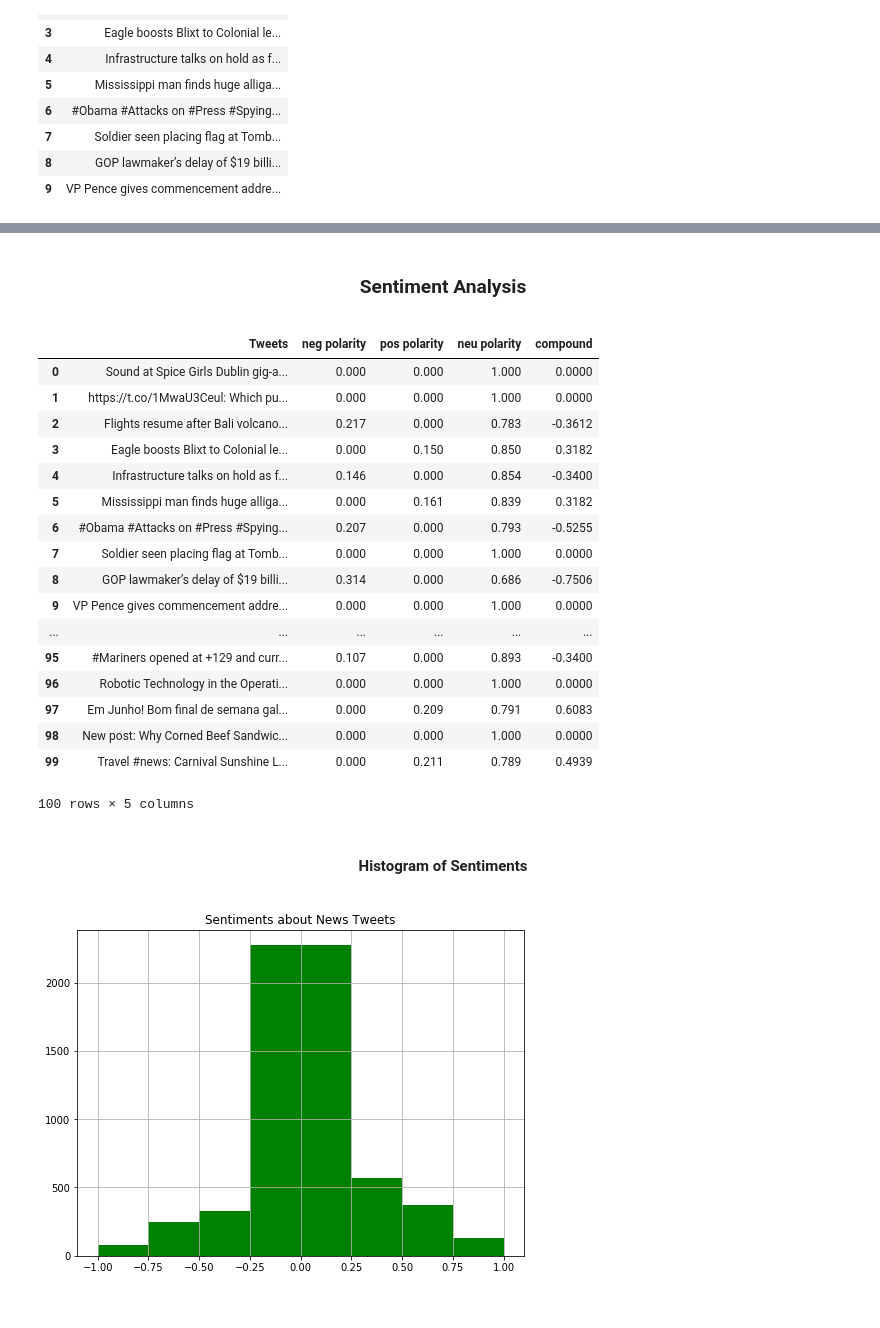
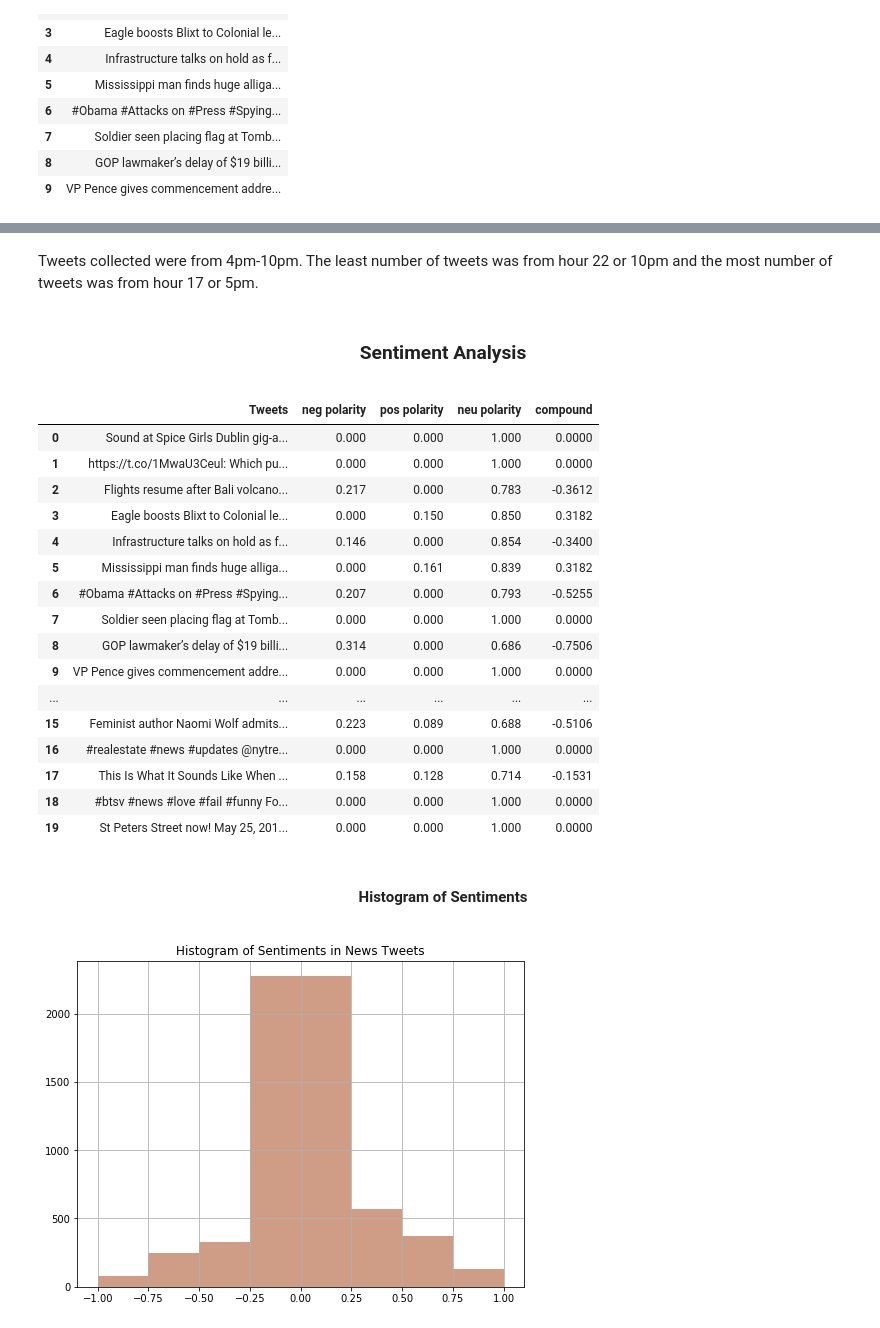
Before and after one commit to pinkdragon1000/News-Tweet-Analysis, a Jupyter notebook: News Tweet Analysis.ipynb, the cells around one changed output, grey strips where cells are left out. Drawn from its saved outputs; the diff is of its cells as text; code cells hidden in the pictures.

```diff
--- a/News Tweet Analysis.ipynb
+++ b/News Tweet Analysis.ipynb
@@ -73,3 +143,5 @@ True
+# %% [markdown]
+Tweets collected were from 4pm-10pm.  The least number of tweets was from hour 22 or 10pm and the most number of tweets was from hour 17 or 5pm.
 # %% [markdown]
 <center><h3>Sentiment Analysis</h3></center>
 # %%
@@ -97,7 +169,7 @@ data['neu polarity'] = neustorage.values
 compstorage = pd.Series(storagecomp)
 data['compound'] = compstorage.values
 
-display(data.head(100))
+display(data.head(20))
 # %% [output]
 |  | Tweets | neg polarity | pos polarity | neu polarity | compound |
 | 0 | Sound at Spice Girls Dublin gig-a... | 0.000 | 0.000 | 1.000 | 0.0000 |
@@ -111,24 +183,23 @@ display(data.head(100))
 | 8 | GOP lawmaker’s delay of $19 billi... | 0.314 | 0.000 | 0.686 | -0.7506 |
 | 9 | VP Pence gives commencement addre... | 0.000 | 0.000 | 1.000 | 0.0000 |
 | ... | ... | ... | ... | ... | ... |
-| 95 | #Mariners opened at +129 and curr... | 0.107 | 0.000 | 0.893 | -0.3400 |
-| 96 | Robotic Technology in the Operati... | 0.000 | 0.000 | 1.000 | 0.0000 |
-| 97 | Em Junho! Bom final de semana gal... | 0.000 | 0.209 | 0.791 | 0.6083 |
-| 98 | New post: Why Corned Beef Sandwic... | 0.000 | 0.000 | 1.000 | 0.0000 |
-| 99 | Travel #news: Carnival Sunshine L... | 0.000 | 0.211 | 0.789 | 0.4939 |
+| 15 | Feminist author Naomi Wolf admits... | 0.223 | 0.089 | 0.688 | -0.5106 |
+| 16 | #realestate #news #updates @nytre... | 0.000 | 0.000 | 1.000 | 0.0000 |
+| 17 | This Is What It Sounds Like When ... | 0.158 | 0.128 | 0.714 | -0.1531 |
+| 18 | #btsv #news #love #fail #funny Fo... | 0.000 | 0.000 | 1.000 | 0.0000 |
+| 19 | St Peters Street now! May 25, 201... | 0.000 | 0.000 | 1.000 | 0.0000 |
-100 rows × 5 columns
 # %% [markdown]
 <center><h4> Histogram of Sentiments</h4></center>
 # %%
 fig, ax = plt.subplots(figsize=(8, 6))
 
 # Plot histogram of the polarity values
 data['compound'].hist(bins=[-1, -0.75, -0.5, -0.25, 0.25, 0.5, 0.75, 1],
              ax=ax,
-             color="green")
+             color=['#cf9d85'])
 
-plt.title("Sentiments about News Tweets")
+plt.title("Histogram of Sentiments in News Tweets")
 plt.show()
 # %% [output]
-[figure, old version]
+[figure, new version]
 # %% [markdown]
```
Also changed, not shown: parts of 47 cells of this notebook.
